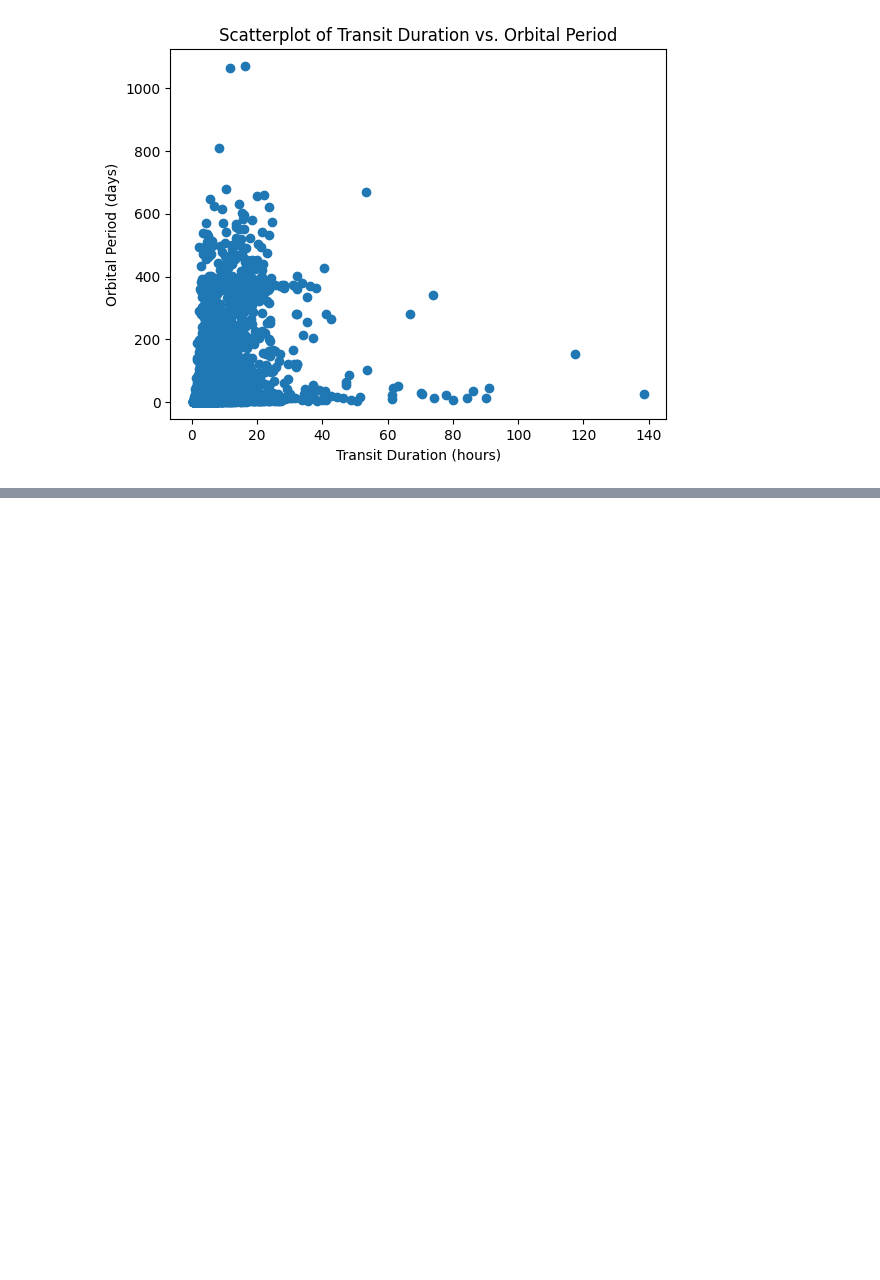
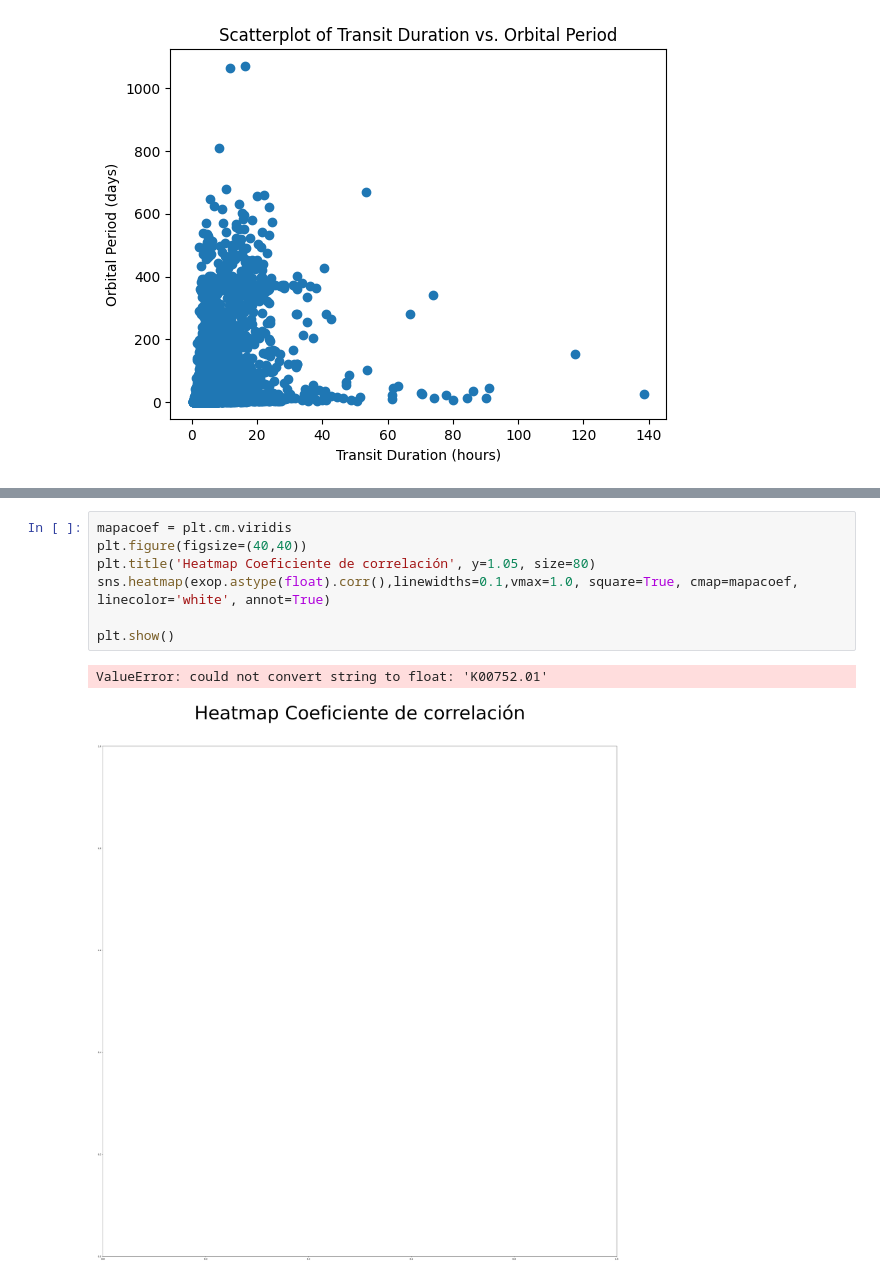
Before and after one commit to vomicienta/DataScience, a Jupyter notebook: ProyectoDS_Partell_Cignola.ipynb, the cells around one changed output, grey strips where cells are left out. Saved outputs shown, nothing was run; the diff lists cells and outputs as text; blank space fills up the shorter version.

```diff
--- a/ProyectoDS_Partell_Cignola.ipynb
+++ b/ProyectoDS_Partell_Cignola.ipynb
@@ -325,0 +507,10 @@ plt.show()
+# %%
+mapacoef = plt.cm.viridis
+plt.figure(figsize=(40,40))
+plt.title('Heatmap Coeficiente de correlación', y=1.05, size=80)
+sns.heatmap(exop.astype(float).corr(),linewidths=0.1,vmax=1.0, square=True, cmap=mapacoef, linecolor='white', annot=True)
+
+plt.show()
+# %% [output]
+ValueError: could not convert string to float: 'K00752.01'
+[figure, added]
```
Also changed, not shown: parts of 22 cells of this notebook.
